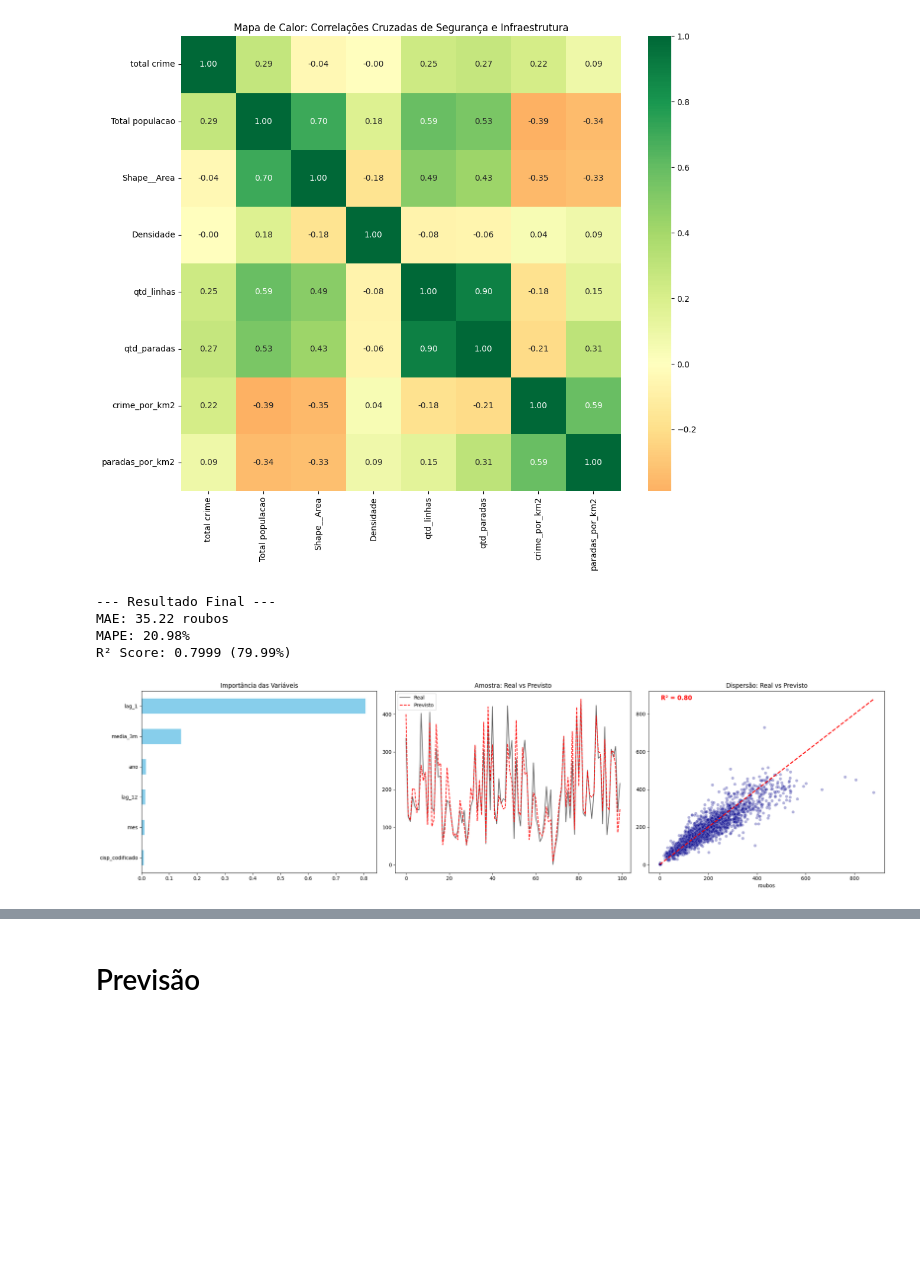
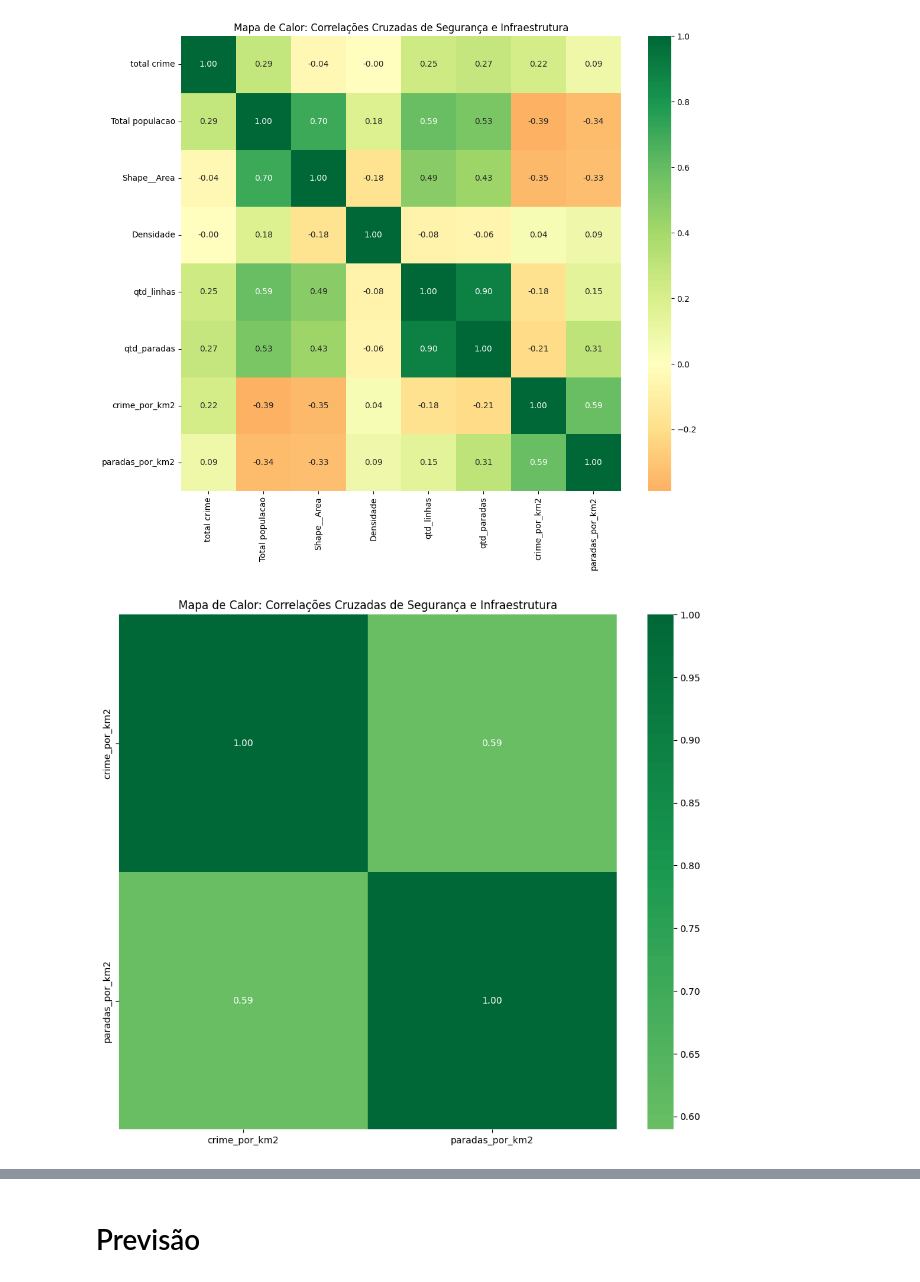
Before and after one commit to EduardoSBorges1/grupo-x-analytica, a Jupyter notebook: Transporte_Crimes.ipynb, the cells around one changed output, grey strips where cells are left out. Cells and saved outputs as stored; diff of their text form; code cells hidden in the pictures; blank space fills up the shorter version.

```diff
--- a/Transporte_Crimes.ipynb
+++ b/Transporte_Crimes.ipynb
@@ -1010,9 +1037,20 @@ plt.title('Mapa de Calor: Correlações Cruzadas de Segurança e Infraestrutura'
 plt.show()
 # %% [output]
 [figure]
+# %%
+metrias_final = df_master[['crime_por_km2', 'paradas_por_km2']]
+corr_final = metrias_final.corr()
+
+plt.figure(figsize=(12, 10))
+sns.heatmap(corr_final, annot=True, cmap='RdYlGn', center=0, fmt='.2f')
+plt.title('Mapa de Calor: Correlações Cruzadas de Segurança e Infraestrutura')
+plt.show()
+# %% [output]
+[figure, added]
 # %%
 # Modelo XGBoost Regressor para Previsão de Roubos
 
+from sklearn.metrics import mean_absolute_error, mean_absolute_percentage_error, r2_score
 
 # 1. Carregamento e Limpeza Inicial dos Dados
 # ==========================================
@@ -1118,54 +1156,3 @@ modelo.fit(X_train, y_train_log) # Treina o modelo com os dados de treino transf
 previsoes_log = modelo.predict(X_test) # Realiza previsões no conjunto de teste (ainda na escala logarítmica).
 # Reverte a transformação logarítmica para obter as previsões na escala original (expm1 = exp(x)-1).
 previsoes_finais = np.expm1(previsoes_log)
-
-# 7. Avaliação Final do Modelo
-# ============================
-# Calcula métricas de desempenho para avaliar a qualidade das previsões.
-
-mae = mean_absolute_error(y_test, previsoes_finais) # Erro Médio Absoluto.
-mape = mean_absolute_percentage_error(y_test, previsoes_finais) * 100 # Erro Percentual Médio Absoluto.
-r2 = r2_score(y_test, previsoes_finais) # Coeficiente de Determinação (R²).
-
-print(f"--- Resultado Final ---")
-print(f"MAE: {mae:.2f} roubos") # Apresenta o MAE.
-print(f"MAPE: {mape:.2f}%")   # Apresenta o MAPE.
-print(f"R² Score: {r2:.4f} ({r2*100:.2f}%)") # Apresenta o R².
-
-# ==========================================
-# 8. VISUALIZAÇÃO DOS RESULTADOS
-# ==========================================
-# Gera gráficos para visualizar a importância das features, a comparação entre valores reais e previstos, e a dispersão.
-
-fig, axes = plt.subplots(1, 3, figsize=(22, 6)) # Cria uma figura com 3 subplots.
-
-# Gráfico 1: Importância das Var iáveis
-# Mostra quais features foram mais relevantes para o modelo.
-importancia = pd.Series(modelo.feature_importances_, index=features).sort_values() # Calcula e ordena a importância das features.
-importancia.plot(kind='barh', ax=axes[0], color='skyblue') # Plota a importância como um gráfico de barras horizontais.
-axes[0].set_title('Importância das Variáveis')
-
-# Gráfico 2: Comparação Real vs Previsto (Amostra)
-# Compara visualmente os primeiros 100 valores reais com os previstos.
-axes[1].plot(y_test.values[:100], label='Real', color='black', alpha=0.6) # Valores reais.
-axes[1].plot(previsoes_finais[:100], label='Previsto', color='red', linestyle='--') # Valores previstos.
-axes[1].set_title('Amostra: Real vs Previsto')
-axes[1].legend() # Adiciona a legenda.
-
-# Gráfico 3: Dispersão: Real vs Previsto
-# Avalia a relação geral entre os valores reais e previstos.
-sns.scatterplot(ax=axes[2], x=y_test, y=previsoes_finais, alpha=0.3, color='darkblue') # Gráfico de dispersão.
-# Adiciona uma linha diagonal (y=x) para representar a previsão perfeita.
-axes[2].plot([y_test.min(), y_test.max()], [y_test.min(), y_test.max()], 'r--', lw=2)
-# Adiciona o texto do R² no gráfico de dispersão para uma visualização rápida da qualidade do ajuste.
-axes[2].text(0.05, 0.95, f'R² = {r2:.2f}', transform=axes[2].transAxes, fontsize=12, fontweight='bold', color='red')
-axes[2].set_title('Dispersão: Real vs Previsto')
-
-plt.tight_layout() # Ajusta o layout para evitar sobreposição de elementos.
-plt.show() # Exibe os gráficos.
-# %% [output]
---- Resultado Final ---
-MAE: 35.22 roubos
-MAPE: 20.98%
-R² Score: 0.7999 (79.99%)
-[figure, removed]
```
Also changed, not shown: parts of 18 cells of this notebook.
